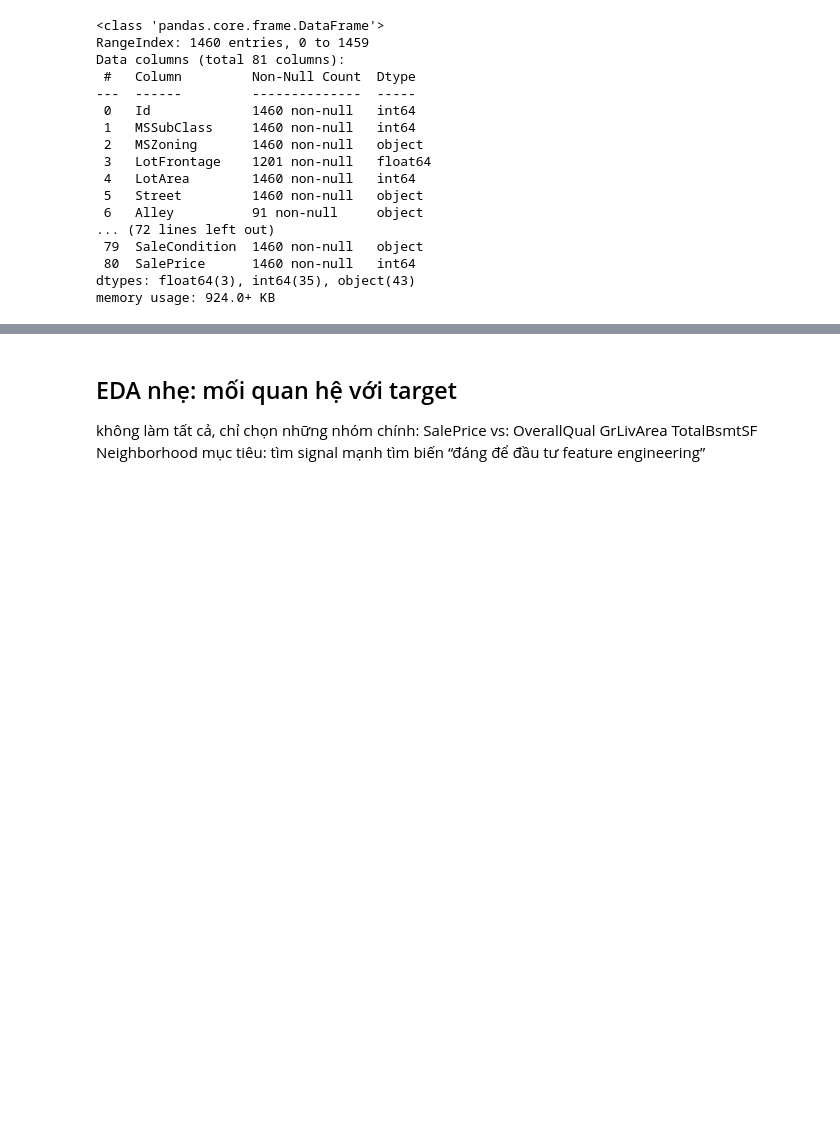
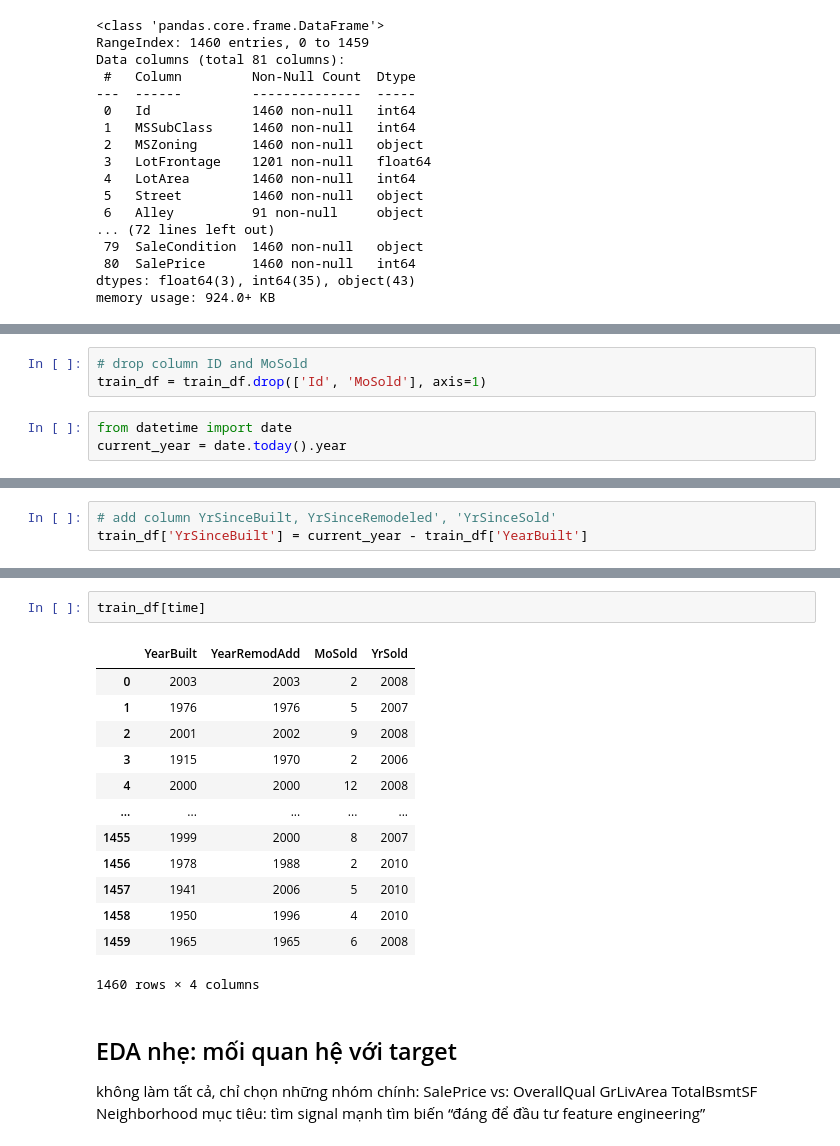
Before and after one commit to nh-adorie/adorie-data-projects, a Jupyter notebook: house-prices/01_eda_features_engineering.ipynb, the cells around one changed output, grey strips where cells are left out. Cells and saved outputs as stored; diff of their text form; blank space fills up the shorter version.

Commit message:
columns

```diff
--- a/house-prices/01_eda_features_engineering.ipynb
+++ b/house-prices/01_eda_features_engineering.ipynb
@@ -123,0 +130,6 @@ ghi rõ lý do drop (business / logic)
+# %%
+# drop column ID and MoSold
+train_df = train_df.drop(['Id', 'MoSold'], axis=1)
+# %%
+from datetime import date
+current_year = date.today().year
@@ -123,0 +140,3 @@ ghi rõ lý do drop (business / logic)
+# %%
+# add column YrSinceBuilt, YrSinceRemodeled', 'YrSinceSold'
+train_df['YrSinceBuilt'] = current_year - train_df['YearBuilt']
@@ -124,3 +158,19 @@ ghi rõ lý do drop (business / logic)
+# %%
+train_df[time]
+# %% [output]
+|  | YearBuilt | YearRemodAdd | MoSold | YrSold |
+| 0 | 2003 | 2003 | 2 | 2008 |
+| 1 | 1976 | 1976 | 5 | 2007 |
+| 2 | 2001 | 2002 | 9 | 2008 |
+| 3 | 1915 | 1970 | 2 | 2006 |
+| 4 | 2000 | 2000 | 12 | 2008 |
+| ... | ... | ... | ... | ... |
+| 1455 | 1999 | 2000 | 8 | 2007 |
+| 1456 | 1978 | 1988 | 2 | 2010 |
+| 1457 | 1941 | 2006 | 5 | 2010 |
+| 1458 | 1950 | 1996 | 4 | 2010 |
+| 1459 | 1965 | 1965 | 6 | 2008 |
+1460 rows × 4 columns
 # %% [markdown]
 ## EDA nhẹ: mối quan hệ với target
 không làm tất cả, chỉ chọn những nhóm chính:
```
Also changed, not shown: parts of 12 cells of this notebook.
